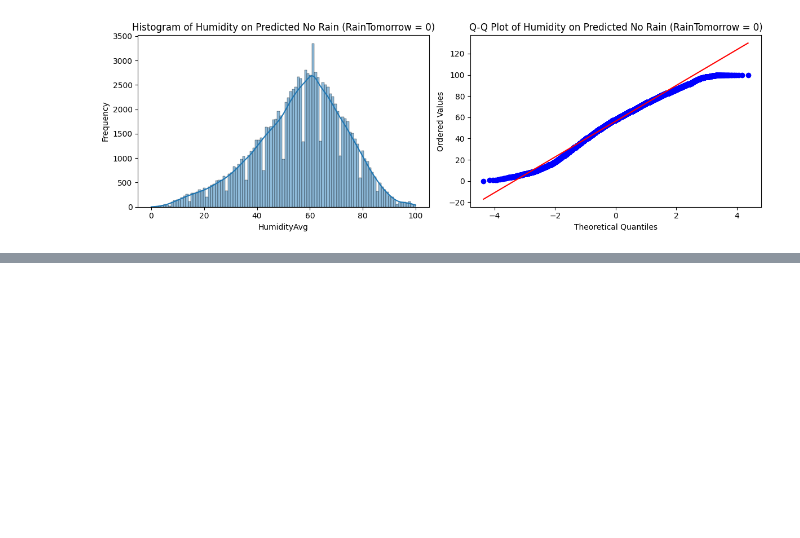
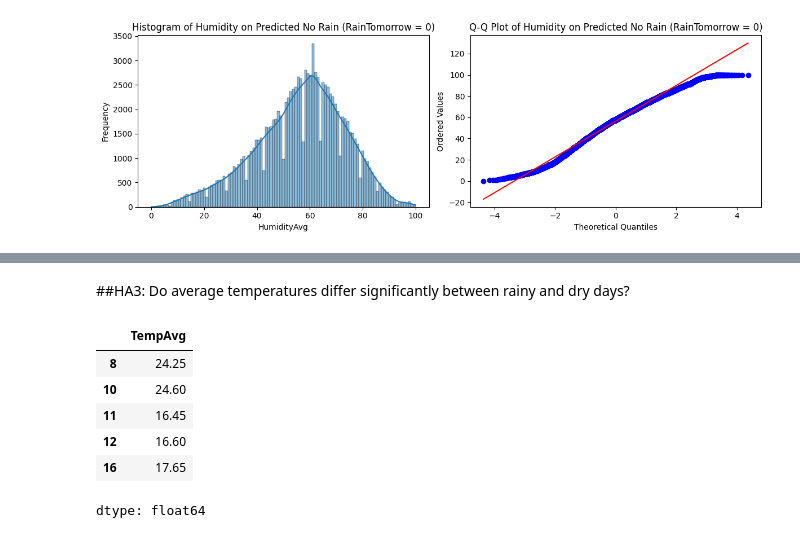
Before and after one commit to SSenitha/Data_Analytics, a Jupyter notebook: InferentialAnalysis_sandaru.ipynb, the cells around one changed output, grey strips where cells are left out. Saved outputs shown, nothing was run; the diff lists cells and outputs as text; code cells hidden in the pictures; blank space fills up the shorter version.

```diff
--- a/InferentialAnalysis_sandaru.ipynb
+++ b/InferentialAnalysis_sandaru.ipynb
@@ -217,0 +269,20 @@ Reject the null hypothesis: There is a significant difference in humidity betwee
+# %% [markdown]
+##HA3: Do average temperatures differ significantly between rainy and dry days?
+# %%
+# Get the data required
+df_inferential['TempAvg'] = (df_inferential['Temp9am'] + df_inferential['Temp3pm'])/2
+Temp = df_inferential[['TempAvg', 'RainTomorrow']]
+Temp.head()
+
+TempTodayOnPredictedRain = Temp[Temp['RainTomorrow'] == 1]['TempAvg']
+TempTodayOnPredictedNoRain = Temp[Temp['RainTomorrow'] == 0]['TempAvg']
+
+TempTodayOnPredictedRain.head()
+# %% [output]
+|  | TempAvg |
+| 8 | 24.25 |
+| 10 | 24.60 |
+| 11 | 16.45 |
+| 12 | 16.60 |
+| 16 | 17.65 |
+dtype: float64
```
Also changed, not shown: parts of 30 cells of this notebook.
